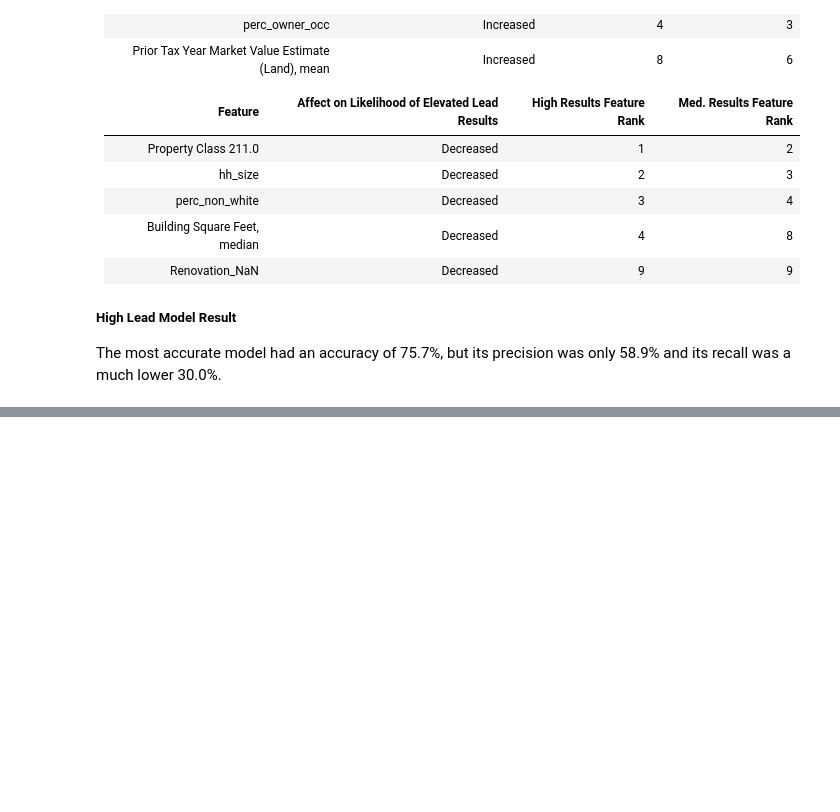
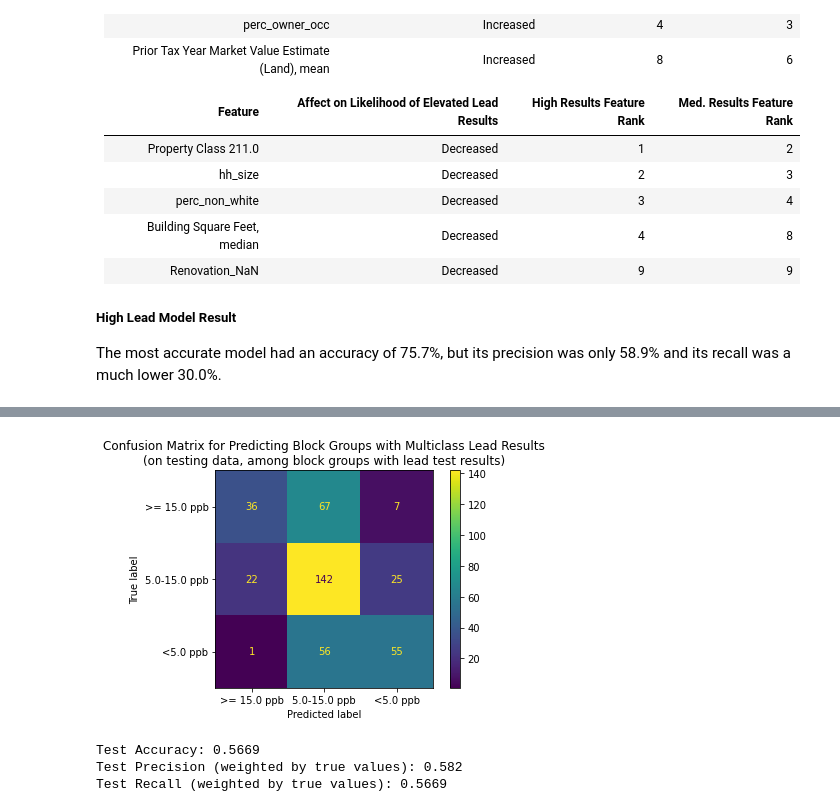
Before and after one commit to vbalza/chicago_water_lead, a Jupyter notebook: Logistic Model.ipynb, the cells around one changed output, grey strips where cells are left out. Cells and saved outputs as stored; diff of their text form; code cells hidden in the pictures; blank space fills up the shorter version.

Commit message:
Got a multinomial model!

```diff
--- a/Logistic Model.ipynb
+++ b/Logistic Model.ipynb
@@ -389,0 +386,15 @@ The most accurate model had an accuracy of 75.7%, but its precision was only 58.
+# %%
+group = (
+    water_classification['threshold_high'].astype('str') +
+    water_classification['threshold_medium'].astype('str')
+        .rename('Count'))
+water_classification['threshold_cat'] = group.replace(to_replace={'00': 0, '01': 1, '11': 2})
+
+training, test = train_test_split(
+    water_classification, test_size=0.2, random_state=0)
+training_cat_x, training_cat_y = (
+    training.drop(columns=['threshold_high', 'threshold_medium', 'threshold_cat']),
+    training['threshold_cat'])
+test_cat_x, test_cat_y = (
+    test.drop(columns=['threshold_high', 'threshold_medium', 'threshold_cat']),
+    test['threshold_cat'])
@@ -389,0 +472,24 @@ The most accurate model had an accuracy of 75.7%, but its precision was only 58.
+# %%
+cm = plot_confusion_matrix(
+    estimator=best_model_cat,
+    X=test_cat_x, y_true=test_cat_y, labels=[2, 1, 0],
+    display_labels=['>= 15.0 ppb', '5.0-15.0 ppb', '<5.0 ppb'])
+plt.grid(linestyle='')
+plt.title('Confusion Matrix for Predicting Block Groups with Multiclass Lead Results\n' +
+         '(on testing data, among block groups with lead test results)')
+plt.show()
+
+accuracy = accuracy_score(y_true=test_cat_y, y_pred=best_model_cat.predict(test_cat_x))
+precision = precision_score(y_true=test_cat_y, y_pred=best_model_cat.predict(test_cat_x), average='weighted')
+recall = recall_score(y_true=test_cat_y, y_pred=best_model_cat.predict(test_cat_x), average='weighted')
+
+print(f'''
+Test Accuracy: {round(accuracy, 4)}
+Test Precision (weighted by true values): {round(precision, 4)}
+Test Recall (weighted by true values): {round(recall, 4)}
+''')
+# %% [output]
+[figure, added]
+Test Accuracy: 0.5669
+Test Precision (weighted by true values): 0.582
+Test Recall (weighted by true values): 0.5669
```
Also changed, not shown: parts of 14 cells of this notebook.
